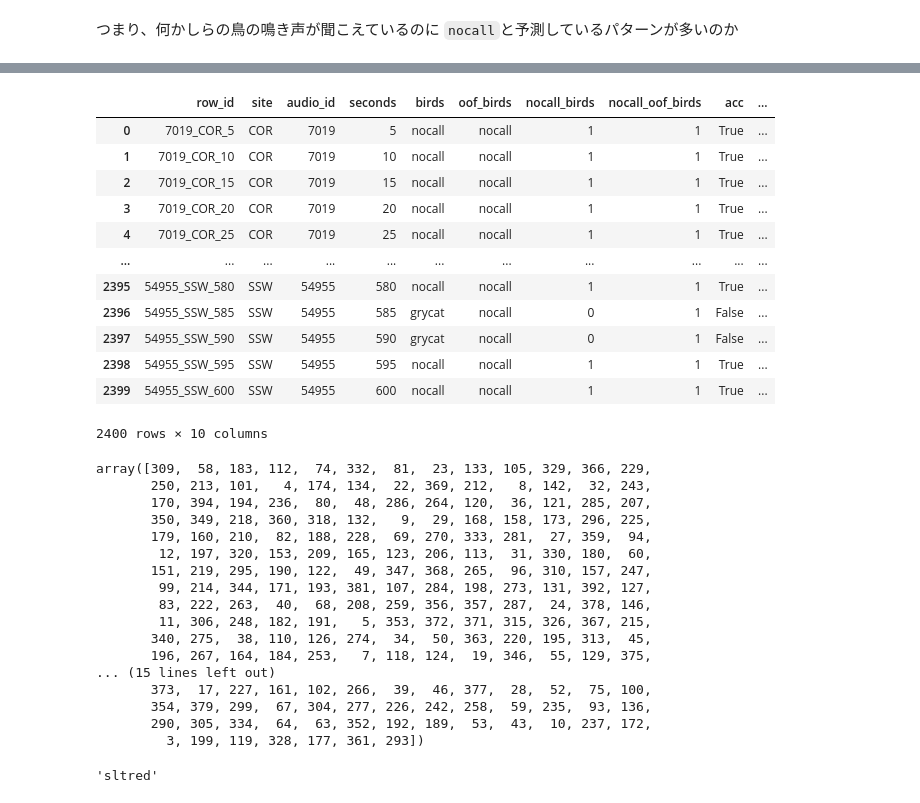
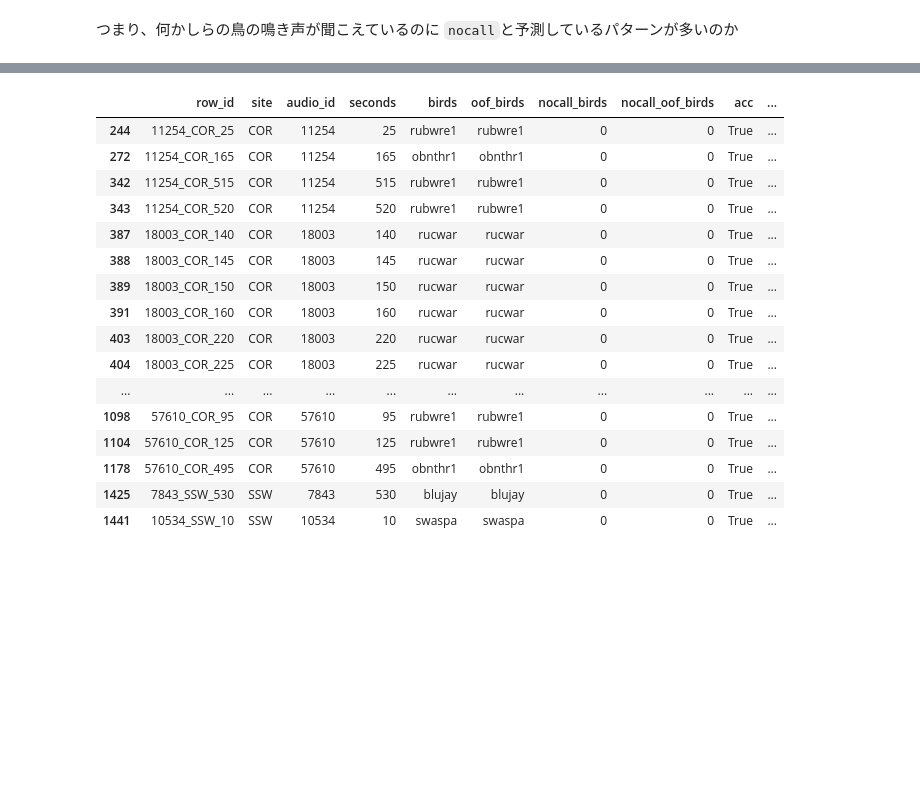
Before and after one commit to Naoki1101/kaggle-birdcall2021, a Jupyter notebook: notebooks/EDA_oof.ipynb, the cells around one changed output, grey strips where cells are left out. Cells and saved outputs as stored; diff of their text form; code cells hidden in the pictures; blank space fills up the shorter version.

```diff
--- a/notebooks/EDA_oof.ipynb
+++ b/notebooks/EDA_oof.ipynb
@@ -110,40 +120,0 @@ f(2396)
-# %%
-train_df
-# %% [output]
-|  | row_id | site | audio_id | seconds | birds | oof_birds | nocall_birds | nocall_oof_birds | acc | ... |
-| 0 | 7019_COR_5 | COR | 7019 | 5 | nocall | nocall | 1 | 1 | True | ... |
-| 1 | 7019_COR_10 | COR | 7019 | 10 | nocall | nocall | 1 | 1 | True | ... |
-| 2 | 7019_COR_15 | COR | 7019 | 15 | nocall | nocall | 1 | 1 | True | ... |
-| 3 | 7019_COR_20 | COR | 7019 | 20 | nocall | nocall | 1 | 1 | True | ... |
-| 4 | 7019_COR_25 | COR | 7019 | 25 | nocall | nocall | 1 | 1 | True | ... |
-| ... | ... | ... | ... | ... | ... | ... | ... | ... | ... | ... |
-| 2395 | 54955_SSW_580 | SSW | 54955 | 580 | nocall | nocall | 1 | 1 | True | ... |
-| 2396 | 54955_SSW_585 | SSW | 54955 | 585 | grycat | nocall | 0 | 1 | False | ... |
-| 2397 | 54955_SSW_590 | SSW | 54955 | 590 | grycat | nocall | 0 | 1 | False | ... |
-| 2398 | 54955_SSW_595 | SSW | 54955 | 595 | nocall | nocall | 1 | 1 | True | ... |
-| 2399 | 54955_SSW_600 | SSW | 54955 | 600 | nocall | nocall | 1 | 1 | True | ... |
-2400 rows × 10 columns
-# %%
-np.argsort(oof[2396, :])[::-1]
-# %% [output]
-array([309,  58, 183, 112,  74, 332,  81,  23, 133, 105, 329, 366, 229,
-       250, 213, 101,   4, 174, 134,  22, 369, 212,   8, 142,  32, 243,
-       170, 394, 194, 236,  80,  48, 286, 264, 120,  36, 121, 285, 207,
-       350, 349, 218, 360, 318, 132,   9,  29, 168, 158, 173, 296, 225,
-       179, 160, 210,  82, 188, 228,  69, 270, 333, 281,  27, 359,  94,
-        12, 197, 320, 153, 209, 165, 123, 206, 113,  31, 330, 180,  60,
-       151, 219, 295, 190, 122,  49, 347, 368, 265,  96, 310, 157, 247,
-        99, 214, 344, 171, 193, 381, 107, 284, 198, 273, 131, 392, 127,
-        83, 222, 263,  40,  68, 208, 259, 356, 357, 287,  24, 378, 146,
-        11, 306, 248, 182, 191,   5, 353, 372, 371, 315, 326, 367, 215,
-       340, 275,  38, 110, 126, 274,  34,  50, 363, 220, 195, 313,  45,
-       196, 267, 164, 184, 253,   7, 118, 124,  19, 346,  55, 129, 375,
-... (15 lines left out)
-       373,  17, 227, 161, 102, 266,  39,  46, 377,  28,  52,  75, 100,
-       354, 379, 299,  67, 304, 277, 226, 242, 258,  59, 235,  93, 136,
-       290, 305, 334,  64,  63, 352, 192, 189,  53,  43,  10, 237, 172,
-         3, 199, 119, 328, 177, 361, 293])
-# %%
-const.INV_BIRD_CODE[309]
-# %% [output]
-'sltred'
@@ -149,0 +131,20 @@ const.INV_BIRD_CODE[309]
+# %%
+train_df[(train_df["acc"]) & (train_df["birds"] != "nocall")].head(50)
+# %% [output]
+|  | row_id | site | audio_id | seconds | birds | oof_birds | nocall_birds | nocall_oof_birds | acc | ... |
+| 244 | 11254_COR_25 | COR | 11254 | 25 | rubwre1 | rubwre1 | 0 | 0 | True | ... |
+| 272 | 11254_COR_165 | COR | 11254 | 165 | obnthr1 | obnthr1 | 0 | 0 | True | ... |
+| 342 | 11254_COR_515 | COR | 11254 | 515 | rubwre1 | rubwre1 | 0 | 0 | True | ... |
+| 343 | 11254_COR_520 | COR | 11254 | 520 | rubwre1 | rubwre1 | 0 | 0 | True | ... |
+| 387 | 18003_COR_140 | COR | 18003 | 140 | rucwar | rucwar | 0 | 0 | True | ... |
+| 388 | 18003_COR_145 | COR | 18003 | 145 | rucwar | rucwar | 0 | 0 | True | ... |
+| 389 | 18003_COR_150 | COR | 18003 | 150 | rucwar | rucwar | 0 | 0 | True | ... |
+| 391 | 18003_COR_160 | COR | 18003 | 160 | rucwar | rucwar | 0 | 0 | True | ... |
+| 403 | 18003_COR_220 | COR | 18003 | 220 | rucwar | rucwar | 0 | 0 | True | ... |
+| 404 | 18003_COR_225 | COR | 18003 | 225 | rucwar | rucwar | 0 | 0 | True | ... |
+| ... | ... | ... | ... | ... | ... | ... | ... | ... | ... | ... |
+| 1098 | 57610_COR_95 | COR | 57610 | 95 | rubwre1 | rubwre1 | 0 | 0 | True | ... |
+| 1104 | 57610_COR_125 | COR | 57610 | 125 | rubwre1 | rubwre1 | 0 | 0 | True | ... |
+| 1178 | 57610_COR_495 | COR | 57610 | 495 | obnthr1 | obnthr1 | 0 | 0 | True | ... |
+| 1425 | 7843_SSW_530 | SSW | 7843 | 530 | blujay | blujay | 0 | 0 | True | ... |
+| 1441 | 10534_SSW_10 | SSW | 10534 | 10 | swaspa | swaspa | 0 | 0 | True | ... |
```
Also changed, not shown: parts of 13 cells of this notebook, 32 other files.
